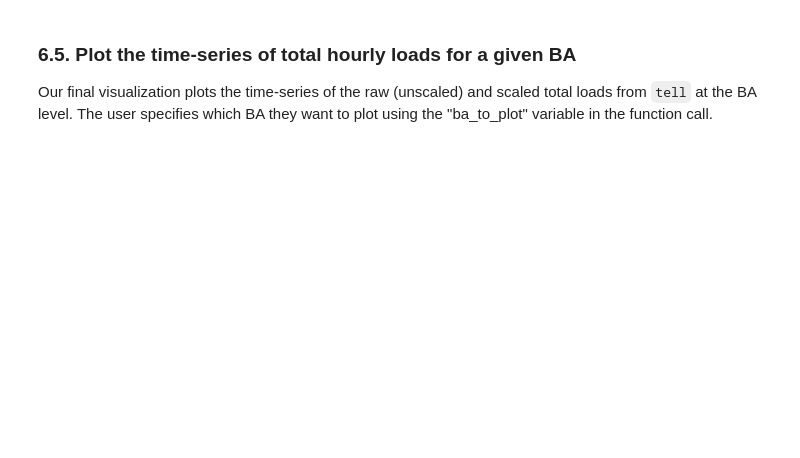
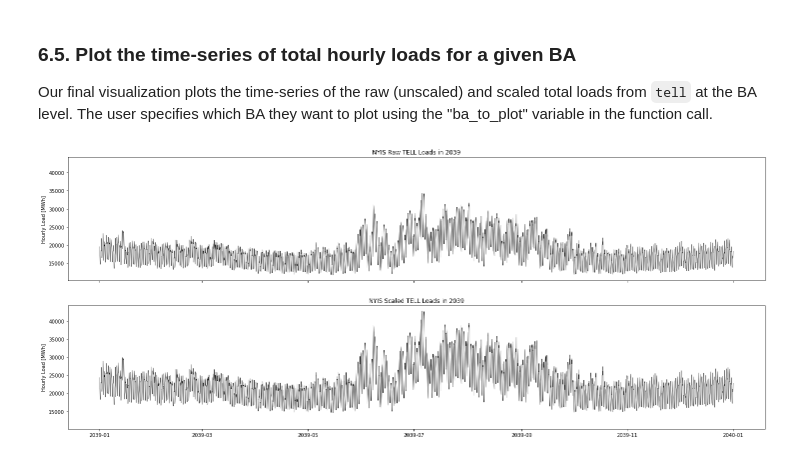
Before and after one commit to IMMM-SFA/tell, a Jupyter notebook: notebooks/tell_quickstarter.ipynb, the cells around one changed output. Saved outputs shown, nothing was run; the diff lists cells and outputs as text; code cells hidden in the pictures; blank space fills up the shorter version.

```diff
--- a/notebooks/tell_quickstarter.ipynb
+++ b/notebooks/tell_quickstarter.ipynb
@@ -241,9 +251,11 @@ Our final visualization plots the time-series of the raw (unscaled) and scaled t
 # %%
 # Plot the time-series of raw and scaled loads from TELL at the BA level for a user-specified BA (e.g., PJM, CISO, ERCO, etc.):
 tell.plot_ba_load_time_series(ba_to_plot = 'NYIS',
-                              year_to_plot = '2099',
+                              year_to_plot = '2039',
                               scenario_to_plot = 'rcp85hotter_ssp5',
                               data_input_dir = tell_data_dir,
                               image_output_dir = tell_image_dir,
                               image_resolution = 150,
-                              save_images = True)
+                              save_images = False)
+# %% [output]
+[figure, added]
```
Also changed, not shown: parts of 7 cells of this notebook.
